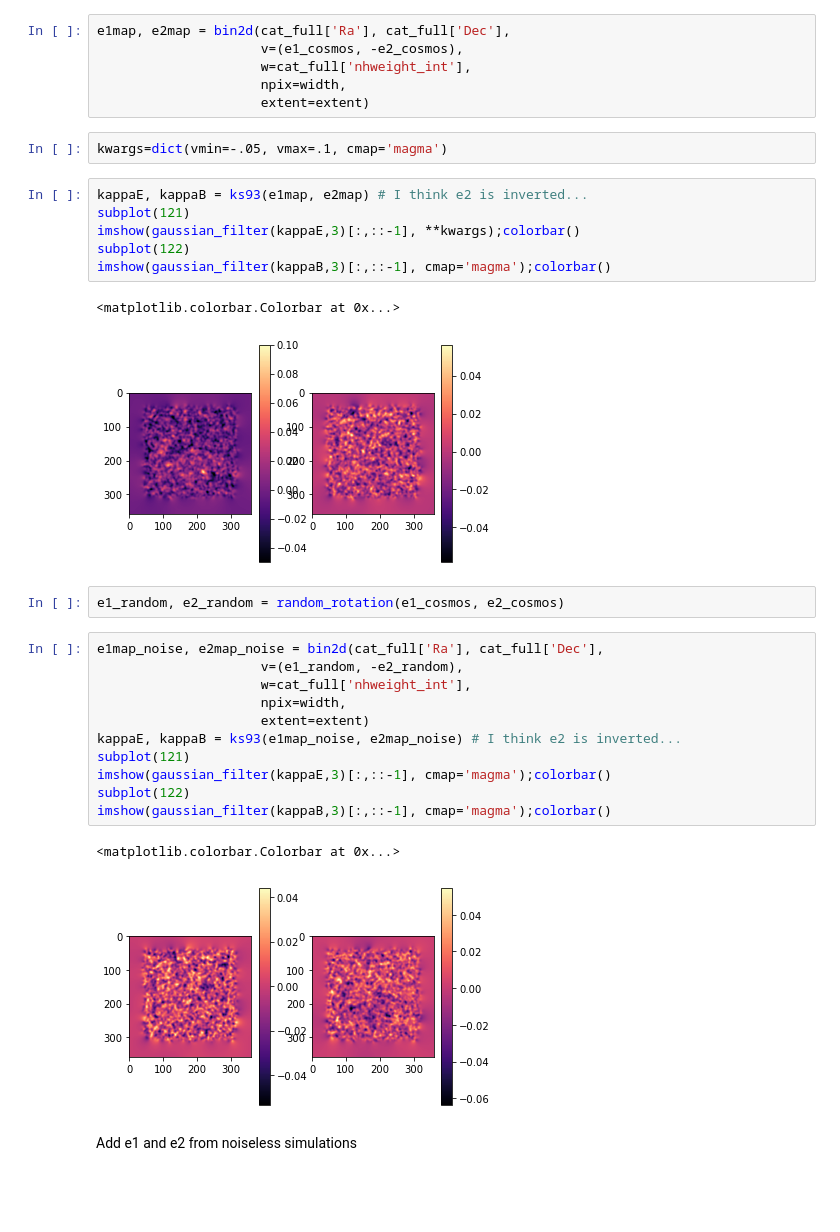
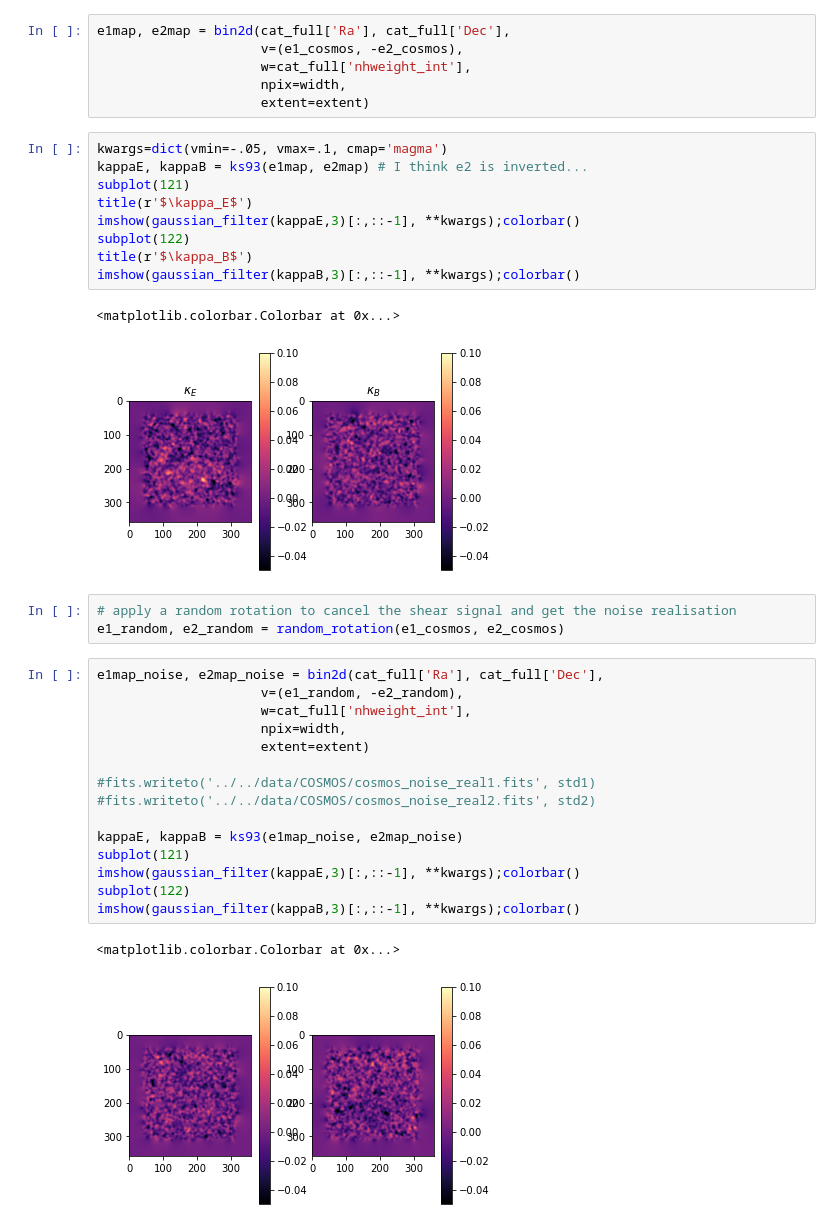
Before and after one commit to CosmoStat/jax-lensing, a Jupyter notebook: papers/Remy2021/COSMOS_shape_catalog.ipynb, the cells around one changed output. Saved outputs shown, nothing was run; the diff lists cells and outputs as text; blank space fills up the shorter version.

Commit message:
clean COSMOS prep nb

```diff
--- a/papers/Remy2021/COSMOS_shape_catalog.ipynb
+++ b/papers/Remy2021/COSMOS_shape_catalog.ipynb
@@ -430,32 +432,36 @@ e1map, e2map = bin2d(cat_full['Ra'], cat_full['Dec'],
                      w=cat_full['nhweight_int'],
                      npix=width,
                      extent=extent)
-# %%
-kwargs=dict(vmin=-.05, vmax=.1, cmap='magma')
 # %%
+kwargs=dict(vmin=-.05, vmax=.1, cmap='magma')
 kappaE, kappaB = ks93(e1map, e2map) # I think e2 is inverted...
 subplot(121)
+title(r'$\kappa_E$')
 imshow(gaussian_filter(kappaE,3)[:,::-1], **kwargs);colorbar()
 subplot(122)
-imshow(gaussian_filter(kappaB,3)[:,::-1], cmap='magma');colorbar()
+title(r'$\kappa_B$')
+imshow(gaussian_filter(kappaB,3)[:,::-1], **kwargs);colorbar()
 # %% [output]
 <matplotlib.colorbar.Colorbar at 0x...>
-[figure, old version]
+[figure, new version]
-# %%
-e1_random, e2_random = random_rotation(e1_cosmos, e2_cosmos)
+# %%
+# apply a random rotation to cancel the shear signal and get the noise realisation
+e1_random, e2_random = random_rotation(e1_cosmos, e2_cosmos)
 # %%
 e1map_noise, e2map_noise = bin2d(cat_full['Ra'], cat_full['Dec'],
                      v=(e1_random, -e2_random),
                      w=cat_full['nhweight_int'],
                      npix=width,
                      extent=extent)
-kappaE, kappaB = ks93(e1map_noise, e2map_noise) # I think e2 is inverted...
+
+#fits.writeto('../../data/COSMOS/cosmos_noise_real1.fits', std1)
+#fits.writeto('../../data/COSMOS/cosmos_noise_real2.fits', std2)
+
+kappaE, kappaB = ks93(e1map_noise, e2map_noise)
 subplot(121)
-imshow(gaussian_filter(kappaE,3)[:,::-1], cmap='magma');colorbar()
+imshow(gaussian_filter(kappaE,3)[:,::-1], **kwargs);colorbar()
 subplot(122)
-imshow(gaussian_filter(kappaB,3)[:,::-1], cmap='magma');colorbar()
+imshow(gaussian_filter(kappaB,3)[:,::-1], **kwargs);colorbar()
 # %% [output]
 <matplotlib.colorbar.Colorbar at 0x...>
-[figure, old version]
+[figure, new version]
-# %% [markdown]
-Add e1 and e2 from noiseless simulations
```
Also changed, not shown: parts of 26 cells of this notebook, 1 other file.
